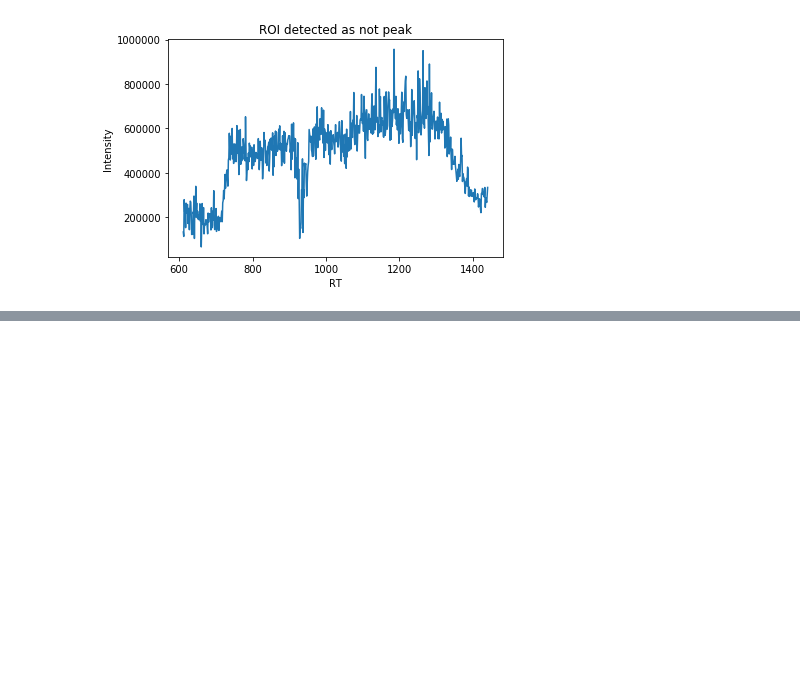
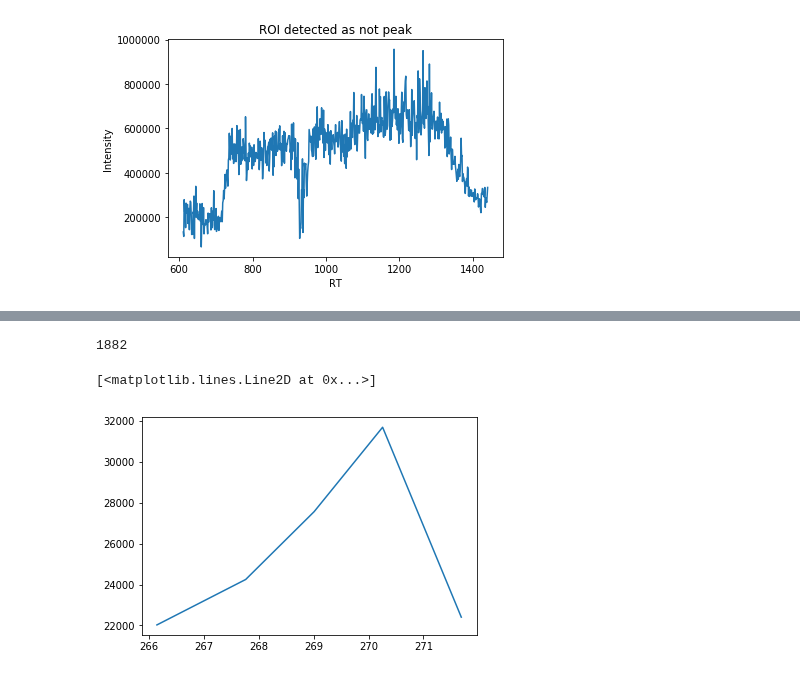
Before and after one commit to sdrogers/clms, a Jupyter notebook: Simulator/notebooks/roi_extraction.ipynb, the cells around one changed output, grey strips where cells are left out. Drawn from its saved outputs; the diff is of its cells as text; code cells hidden in the pictures; blank space fills up the shorter version.

```diff
--- a/Simulator/notebooks/roi_extraction.ipynb
+++ b/Simulator/notebooks/roi_extraction.ipynb
@@ -241,0 +268,3 @@ plot_roi(false_rois, 500, 'ROI detected as not peak')
+# %%
+xcms_output = '../models/beer_ms1_peaks.csv.gz'
+exported_chromatograms = ChromatogramCreator(xcms_output).chromatograms
@@ -241,0 +315,15 @@ plot_roi(false_rois, 500, 'ROI detected as not peak')
+# %%
+for i in range(len(exported_chromatograms)):
+    chrom = exported_chromatograms[i]
+    rt = chrom.raw_rts[0]
+    if 266.140 < rt < 266.150:
+        print(i)
+        break
+# %% [output]
+1882
+# %%
+i = 1882
+plt.plot(exported_chromatograms[i].raw_rts, exported_chromatograms[i].raw_intensities)
+# %% [output]
+[<matplotlib.lines.Line2D at 0x...>]
+[figure, added]
```
Also changed, not shown: parts of 14 cells of this notebook.
